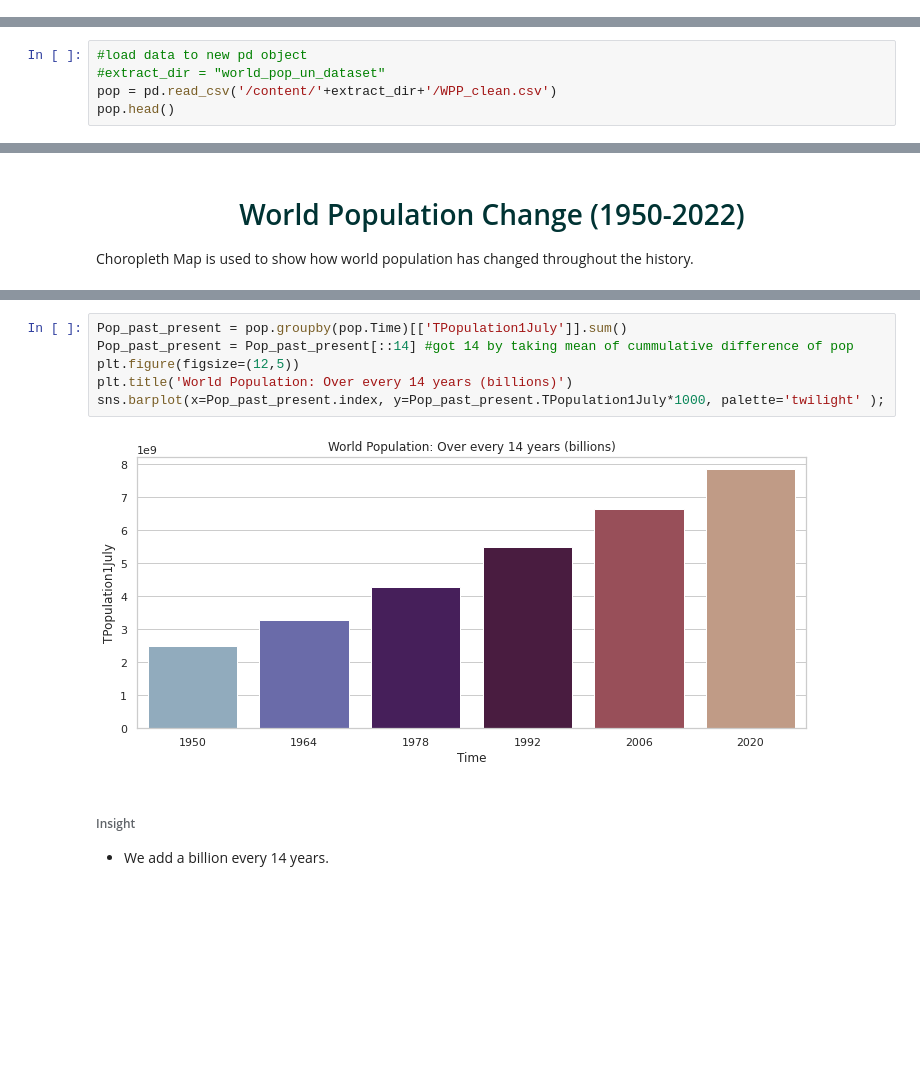
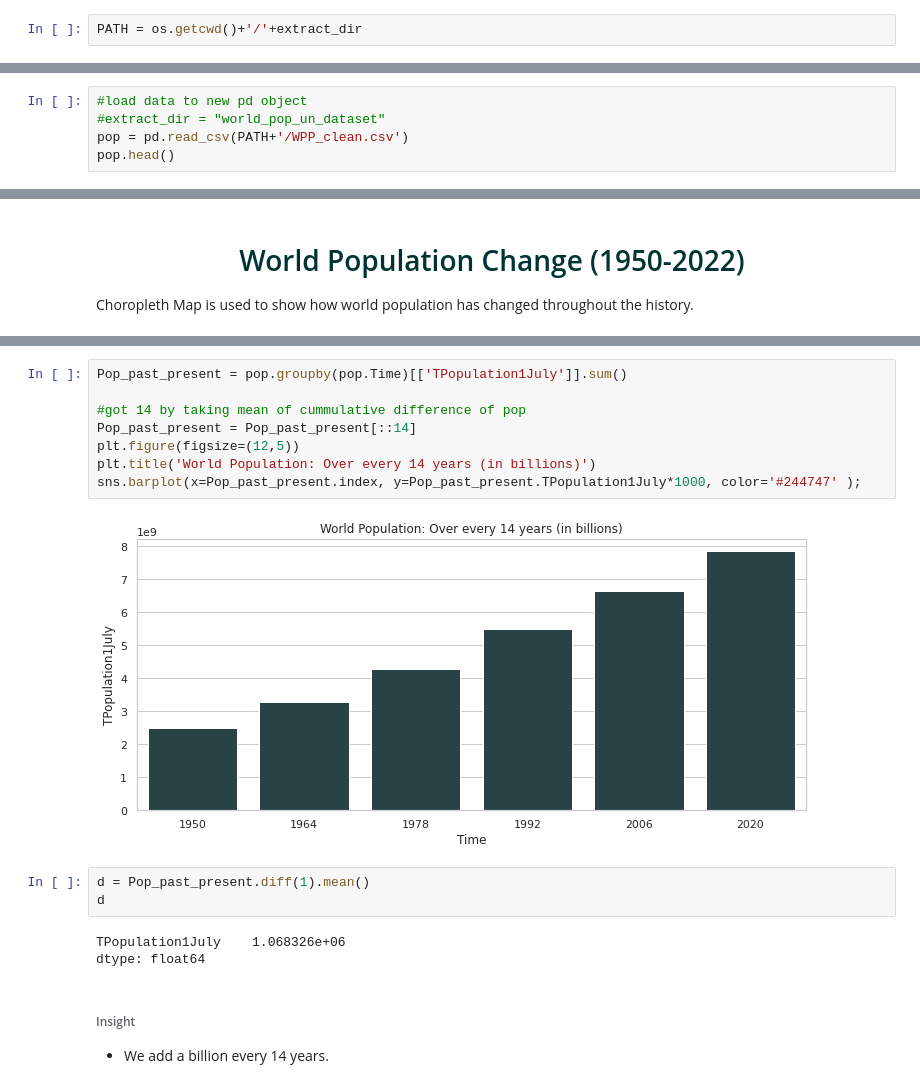
Before and after one commit to gshreya5/colab, a Jupyter notebook: world_pop_da.ipynb, the cells around one changed output, grey strips where cells are left out. Saved outputs shown, nothing was run; the diff lists cells and outputs as text; blank space fills up the shorter version.

```diff
--- a/world_pop_da.ipynb
+++ b/world_pop_da.ipynb
@@ -104,4 +108,6 @@ with zipfile.ZipFile(zip_path, "r") as f:
 /content/world_pop_un_dataset/WPP2022_Demographic_Indicators_Medium.csv
 # %% [markdown]
 Loaded and unziped csv file in pandas DataFrame
+# %%
+PATH = os.getcwd()+'/'+extract_dir
 # %%
@@ -219,7 +226,7 @@ pop.to_csv(path2,sep=",",index=False)
 # %%
 #load data to new pd object
 #extract_dir = "world_pop_un_dataset"
-pop = pd.read_csv('/content/'+extract_dir+'/WPP_clean.csv')
+pop = pd.read_csv(PATH+'/WPP_clean.csv')
 pop.head()
 # %% [output]
 |  | LocID | ISO3_code | LocTypeName | Location | Time | TPopulation1Jan | TPopulation1July | PopDensity | ... |
@@ -381,11 +416,19 @@ px.choropleth(pop.sort_values('Time'),
 # %%
 Pop_past_present = pop.groupby(pop.Time)[['TPopulation1July']].sum()
-Pop_past_present = Pop_past_present[::14] #got 14 by taking mean of cummulative difference of pop
+
+#got 14 by taking mean of cummulative difference of pop
+Pop_past_present = Pop_past_present[::14]
 plt.figure(figsize=(12,5))
-plt.title('World Population: Over every 14 years (billions)')
-sns.barplot(x=Pop_past_present.index, y=Pop_past_present.TPopulation1July*1000, palette='twilight' );
+plt.title('World Population: Over every 14 years (in billions)')
+sns.barplot(x=Pop_past_present.index, y=Pop_past_present.TPopulation1July*1000, color='#244747' );
 # %% [output]
-[figure, old version]
+[figure, new version]
+# %%
+d = Pop_past_present.diff(1).mean()
+d
+# %% [output]
+TPopulation1July    1.068326e+06
+dtype: float64
 # %% [markdown]
 ###### Insight
 * We add a billion every 14 years.
```
Also changed, not shown: parts of 21 cells of this notebook.
